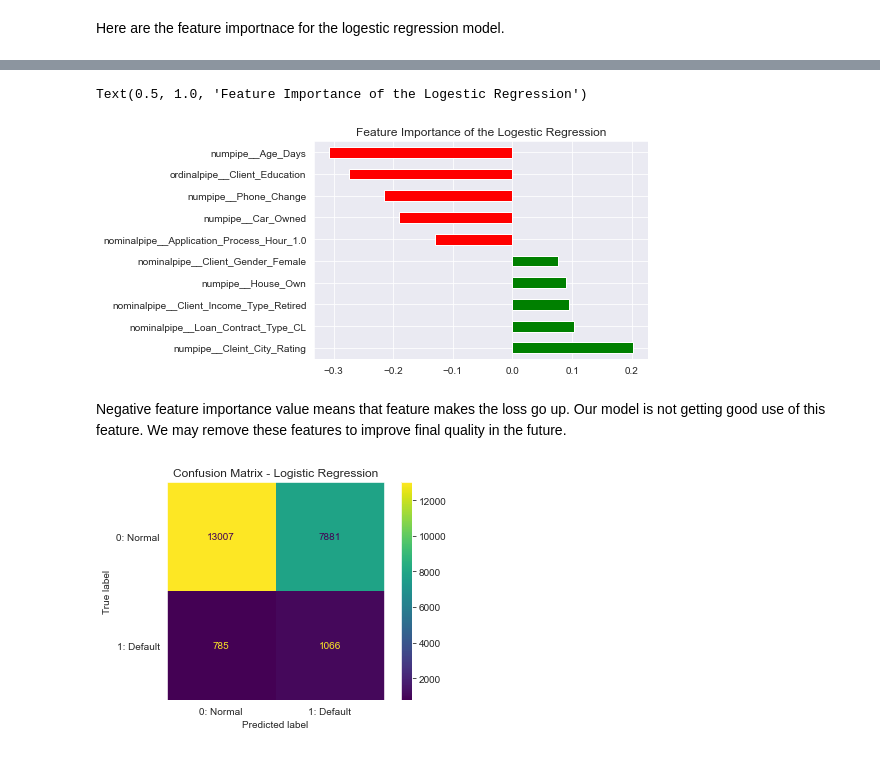
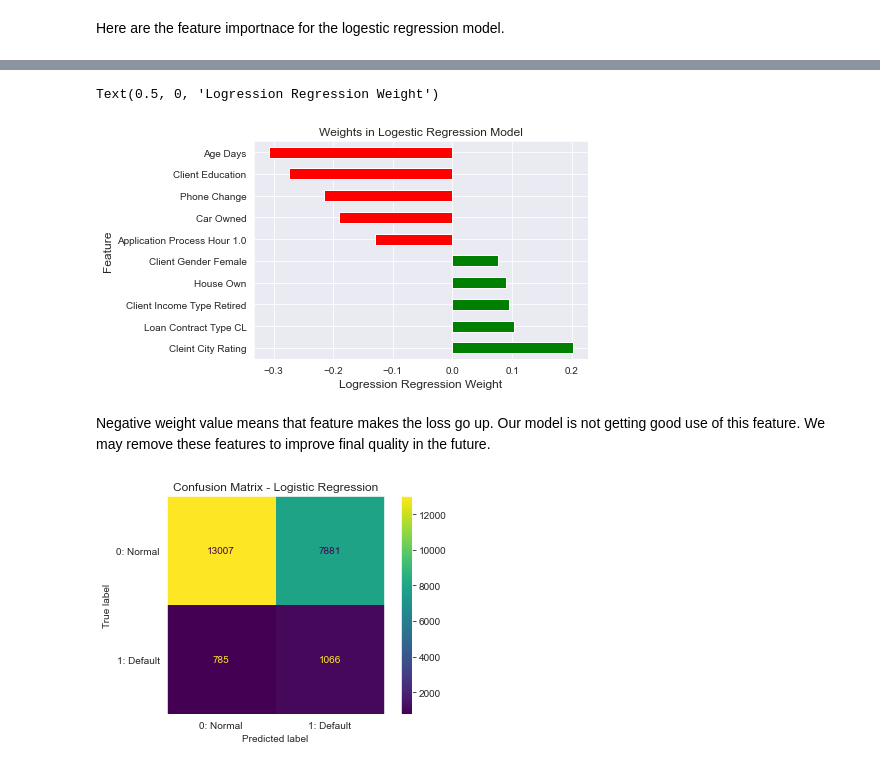
Before and after one commit to seekpinky/Flatiron_phase5cap, a Jupyter notebook: write_up_notebook.ipynb, the cells around one changed output, grey strips where cells are left out. Cells and saved outputs as stored; diff of their text form; code cells hidden in the pictures.

```diff
--- a/write_up_notebook.ipynb
+++ b/write_up_notebook.ipynb
@@ -736,3 +790,10 @@ feature_importances = pd.Series(clf.coef_.flatten(), index=pre_pipe.get_feature_
 top_feature_importances = pd.concat([feature_importances.sort_values(ascending=False)[:5], feature_importances.sort_values(ascending=False)[-5:]])
 # %% [markdown]
 Here are the feature importnace for the logestic regression model.
+# %%
+new_list = []
+for value in top_feature_importances.index:
+        splitted = value.split('__')[1]# returns name of feature after '_'
+        new_list.append(splitted.replace('_',' '))
+# %%
+top_feature_importances.index = new_list
@@ -739,6 +813,8 @@ Here are the feature importnace for the logestic regression model.
 # %%
 top_feature_importances.plot.barh(color =['green','green','green','green','green','red', 'red','red','red','red'])
-plt.title("Feature Importance of the Logestic Regression")
+plt.title("Weights in Logestic Regression Model")
+plt.ylabel("Feature", fontsize= 12)
+plt.xlabel("Logression Regression Weight", fontsize= 12)
 # %% [output]
-Text(0.5, 1.0, 'Feature Importance of the Logestic Regression')
+Text(0.5, 0, 'Logression Regression Weight')
-[figure, old version]
+[figure, new version]
@@ -745,5 +823,5 @@ Text(0.5, 1.0, 'Feature Importance of the Logestic Regression')
 # %% [markdown]
-Negative feature importance value means that feature makes the loss go up. Our model is not getting good use of this feature. We may remove these features to improve final quality in the future.
+Negative weight value means that feature makes the loss go up. Our model is not getting good use of this feature. We may remove these features to improve final quality in the future.
 # %%
 x_test_processed = pre_pipe.named_steps['ct'].transform(x_test)
 # %%
```
Also changed, not shown: parts of 44 cells of this notebook.
